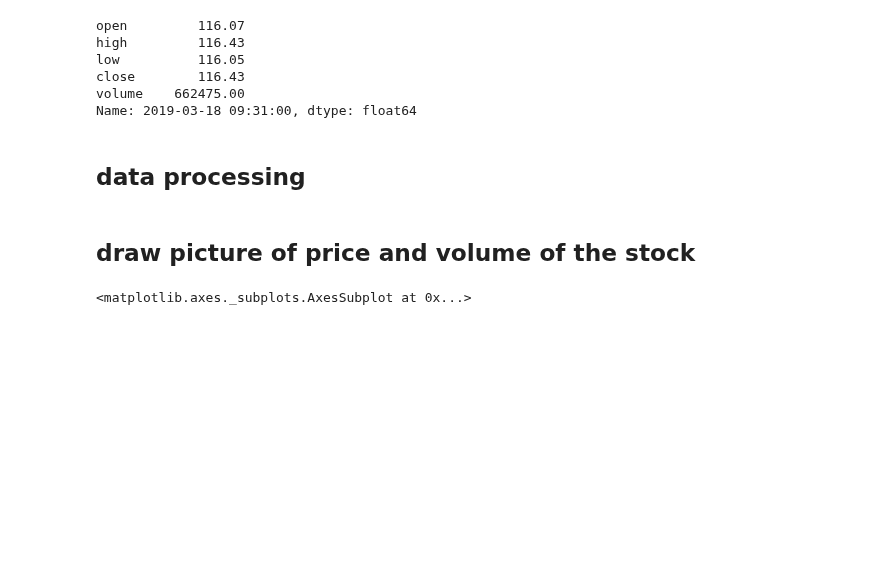
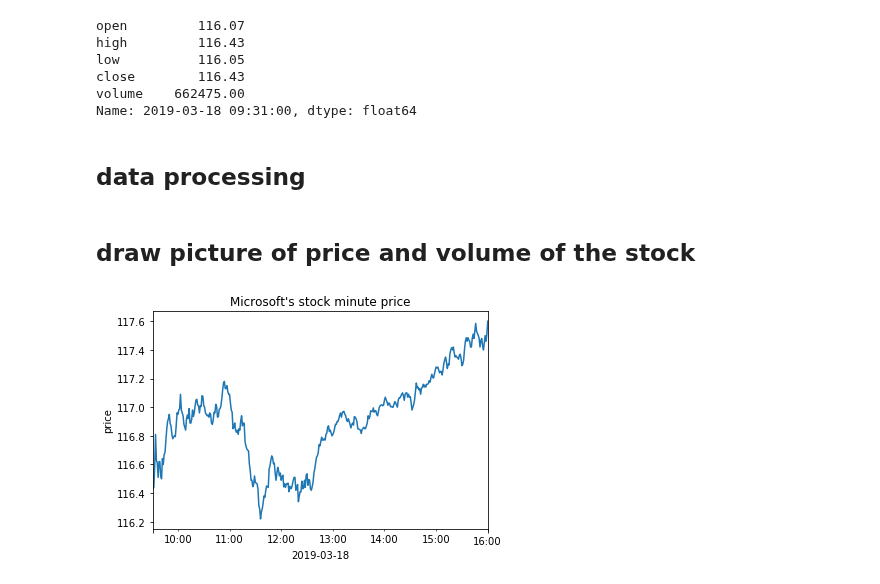
Before and after one commit to franklili3/Python-for-Finance-Engineering, a Jupyter notebook: homework1/GetStockAndChart.ipynb, the cells around one changed output. Drawn from its saved outputs; the diff is of its cells as text; code cells hidden in the pictures; blank space fills up the shorter version.

Commit message:
picture of minute price and volume

```diff
--- a/homework1/GetStockAndChart.ipynb
+++ b/homework1/GetStockAndChart.ipynb
@@ -82,6 +82,9 @@ history_data_MSFT_1min_volume_chart_date = history_data_MSFT_1min_volume[chart_d
 # %%
 import matplotlib.pyplot as plt
 history_data_MSFT_1min_close_chart_date.plot(kind='line')
-####
+plt.ylabel('price')
+plt.xlabel(chart_date)
+plt.title("Microsoft's stock minute price")
+plt.show()
 # %% [output]
-<matplotlib.axes._subplots.AxesSubplot at 0x...>
+[figure, added]
```
Also changed, not shown: parts of 2 cells of this notebook.
